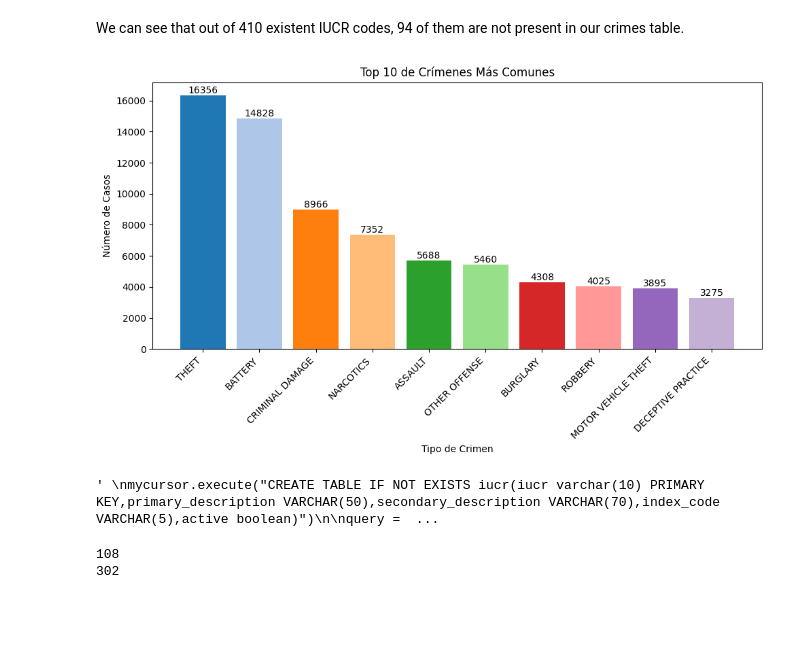
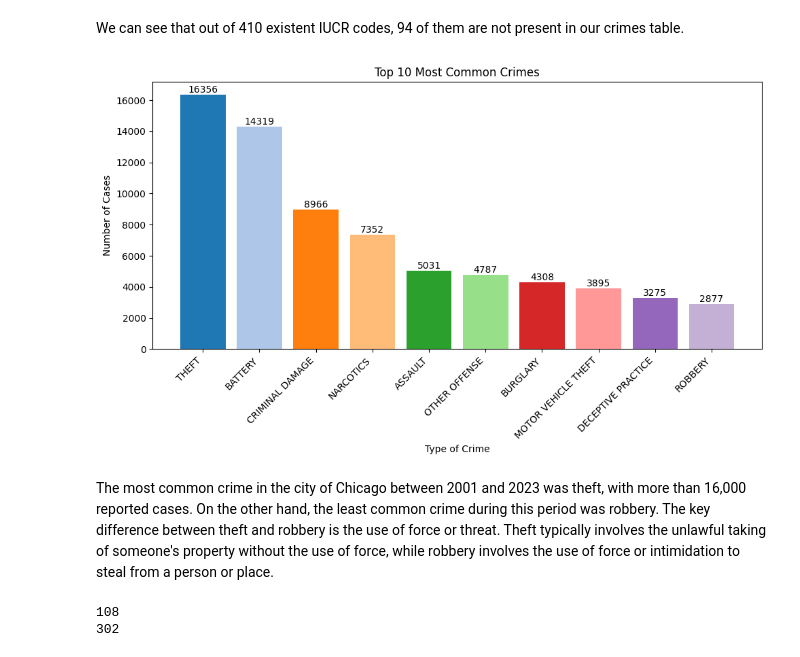
Before and after one commit to YOANGELICA/chicago_crimes_etl, a Jupyter notebook: api_eda.ipynb, the cells around one changed output. Cells and saved outputs as stored; diff of their text form; code cells hidden in the pictures; blank space fills up the shorter version.

Commit message:
chart conclusions

```diff
--- a/api_eda.ipynb
+++ b/api_eda.ipynb
@@ -385,46 +385,42 @@ We can see that out of 410 existent IUCR codes, 94 of them are not present in ou
 mycursor = conx.cursor()
 
 
-query = """
+top_10 = """
 SELECT i.primary_description, COUNT(c.id) AS count
 FROM crimes AS c
-JOIN iucr AS i ON CONVERT(c.iucr, UNSIGNED) = i.iucr
+JOIN codes AS i ON c.iucr = i.iucr
 GROUP BY i.primary_description
 ORDER BY count DESC
 LIMIT 10;
 """
 
 
-mycursor.execute(query)
+mycursor.execute(top_10)
 
-# Obtener los resultados
 results = mycursor.fetchall()
 
-# Cerrar el cursor
 mycursor.close()
 
-# Crear un DataFrame con los resultados
 top_10_crimes = pd.DataFrame(results, columns=['primary_description', 'count'])
 
-# Crear un gráfico de barras
 color = plt.cm.tab20.colors
-
 plt.figure(figsize=(10, 6))
 bars = plt.bar(top_10_crimes['primary_description'], top_10_crimes['count'], color=color)
-plt.ylabel('Número de Casos')
-plt.xlabel('Tipo de Crimen')
-plt.title('Top 10 de Crímenes Más Comunes')
+plt.ylabel('Number of Cases')
+plt.xlabel('Type of Crime')
+plt.title('Top 10 Most Common Crimes')
 for bar in bars:
     plt.text(bar.get_x() + bar.get_width() * 0.5, bar.get_height(),
              f'{bar.get_height():.0f}',
              va='bottom', ha='center', fontsize=10, color='black')
 
 plt.xticks(rotation=45, ha='right')
 plt.tight_layout()
 plt.show()
 # %% [output]
-[figure, old version]
+[figure, new version]
-' \nmycursor.execute("CREATE TABLE IF NOT EXISTS iucr(iucr varchar(10) PRIMARY KEY,primary_description VARCHAR(50),secondary_description VARCHAR(70),index_code VARCHAR(5),active boolean)")\n\nquery =  ...
+# %% [markdown]
+The most common crime in the city of Chicago between 2001 and 2023 was theft, with more than 16,000 reported cases. On the other hand, the least common crime during this period was robbery. The key difference between theft and robbery is the use of force or threat. Theft typically involves the unlawful taking of someone's property without the use of force, while robbery involves the use of force or intimidation to steal from a person or place.
 # %%
 mycursor = conx.cursor()
 
```
Also changed, not shown: parts of 6 cells of this notebook.
